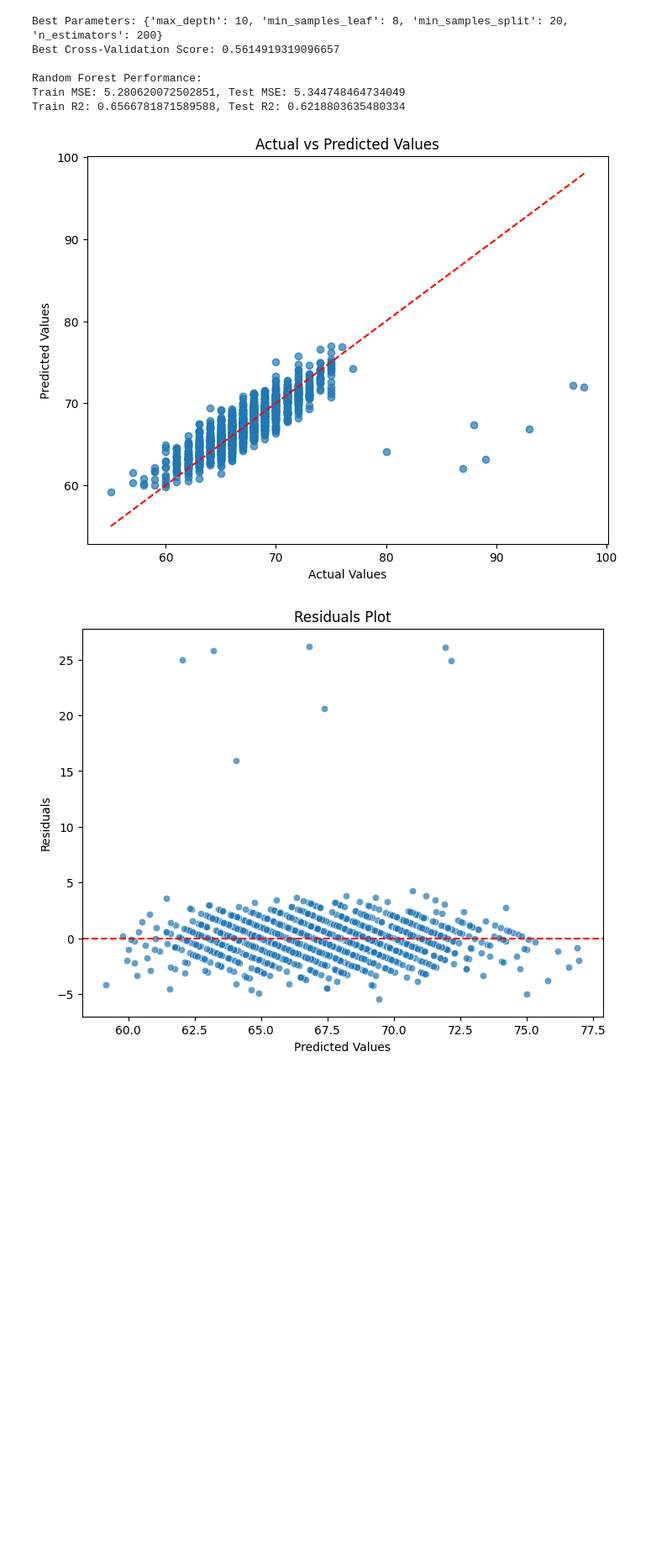
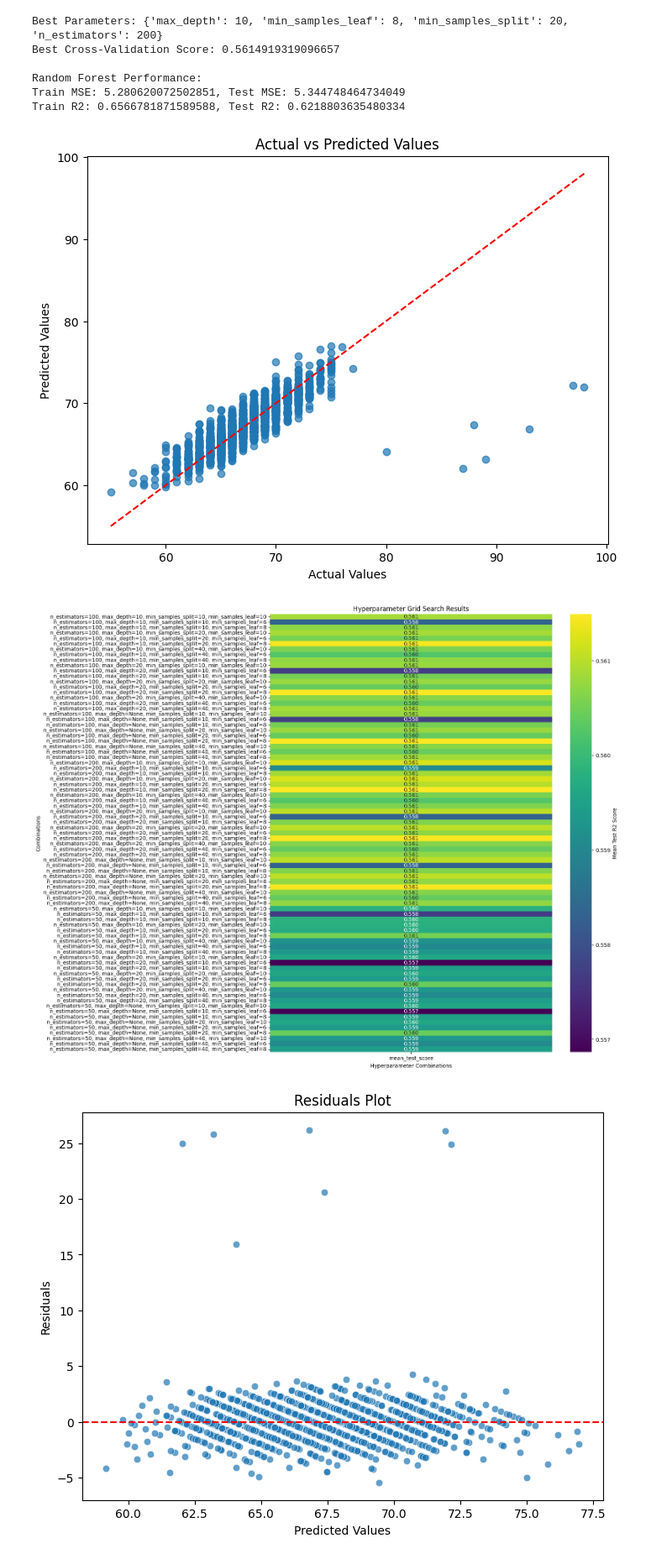
Before and after one commit to cc81972/Predict-a-score, a Jupyter notebook: modelcreation.ipynb, the cells around one changed output. Shown at 84% size. Drawn from its saved outputs; the diff is of its cells as text; code cells hidden in the pictures; blank space fills up the shorter version.

```diff
--- a/modelcreation.ipynb
+++ b/modelcreation.ipynb
@@ -176,16 +259,49 @@ Best Cross-Validation Score: 0.5614919319096657
 Random Forest Performance:
 Train MSE: 5.280620072502851, Test MSE: 5.344748464734049
 Train R2: 0.6566781871589588, Test R2: 0.6218803635480334
-# %%
-plt.figure(figsize=(8, 6))
-plt.scatter(y_test, y_test_pred, alpha=0.7)
-plt.plot([y_test.min(), y_test.max()], [y_test.min(), y_test.max()], 'r--') # line
-plt.xlabel('Actual Values')
-plt.ylabel('Predicted Values')
-plt.title('Actual vs Predicted Values')
-plt.show()
-# %% [output]
-[figure, removed]
+# %%
+import seaborn as sns
+import pandas as pd
+import matplotlib.pyplot as plt
+
+plt.figure(figsize=(8, 6))
+plt.scatter(y_test, y_test_pred, alpha=0.7)
+plt.plot([y_test.min(), y_test.max()], [y_test.min(), y_test.max()], 'r--') # line
+plt.xlabel('Actual Values')
+plt.ylabel('Predicted Values')
+plt.title('Actual vs Predicted Values')
+plt.show()
+
+# Extracting the grid search results
+results = pd.DataFrame(grid_search.cv_results_)
+
+# Creating a column that combines all hyperparameter settings into a single label
+results['param_combination'] = results.apply(
+    lambda row: f"n_estimators={row['param_n_estimators']}, max_depth={row['param_max_depth']}, min_samples_split={row['param_min_samples_split']}, min_samples_leaf={row['param_min_samples_leaf']}",
+    axis=1
+)
+
+# Sorting the results for consistent ordering in the heatmap
+results = results.sort_values(by='mean_test_score', ascending=False)
+
+# Creating a pivot table to organize scores for heatmap visualization
+pivot_table = results.pivot_table(
+    values='mean_test_score',  # Cross-validation score to plot
+    index='param_combination',  # Y-axis: Hyperparameter combinations
+    aggfunc=np.mean  # Averaging over repetitions if any
+)
+
+# Plotting the heatmap
+plt.figure(figsize=(12, 15))
+sns.heatmap(pivot_table, annot=True, fmt=".3f", cmap="viridis", cbar_kws={'label': 'Mean Test R2 Score'})
+plt.title("Hyperparameter Grid Search Results")
+plt.xlabel("Hyperparameter Combinations")
+plt.ylabel("Combinations")
+plt.yticks(rotation=0)
+plt.show()
+# %% [output]
+[figure, added]
+[figure, added]
 # %%
 import seaborn as sns
 import numpy as np
```
Also changed, not shown: parts of 4 cells of this notebook.
